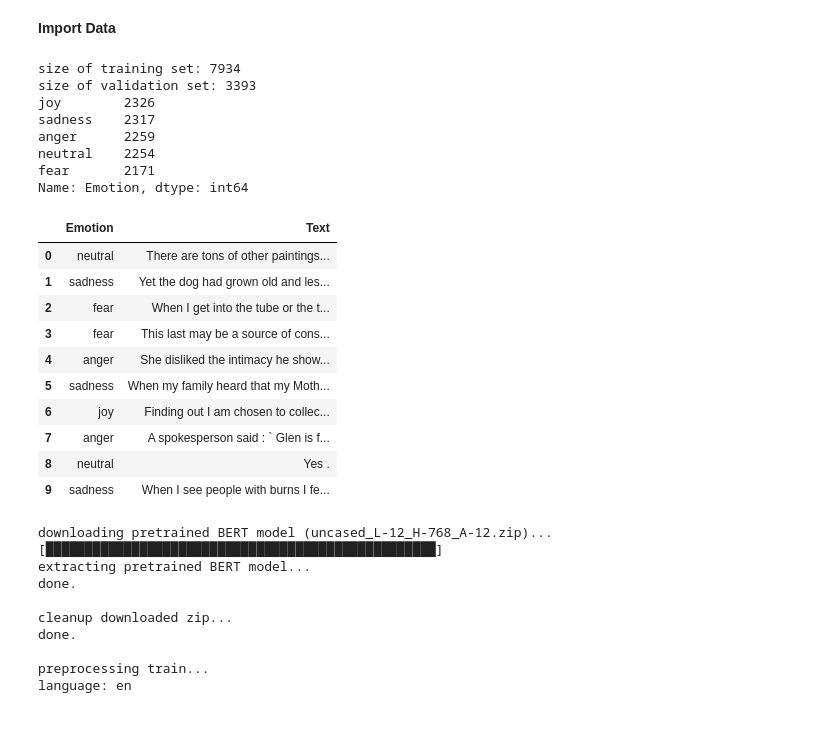
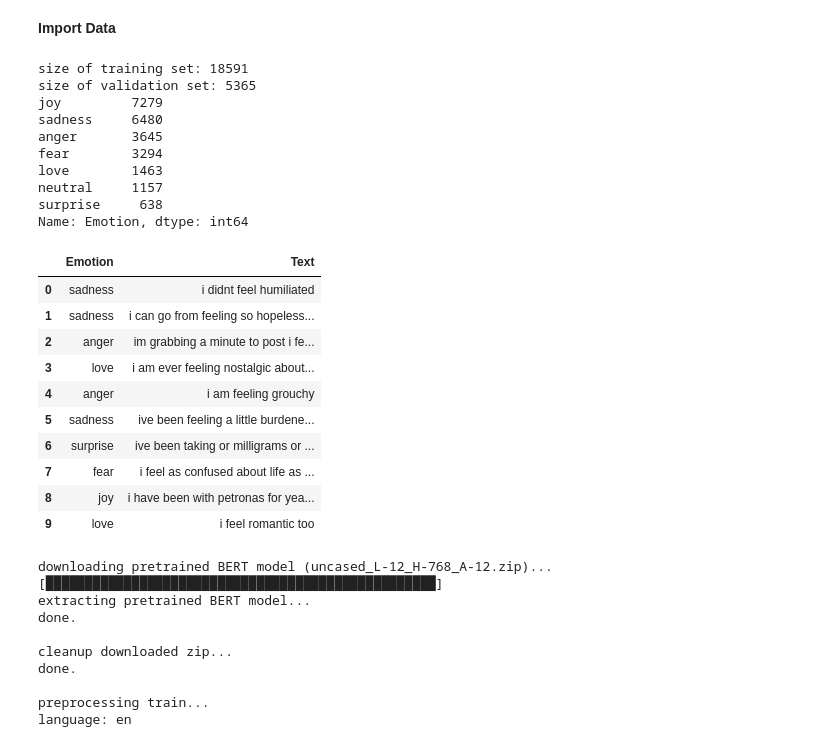
Before and after one commit to dineshssdn-867/Sentiment-analysis-of-youtubers, a Jupyter notebook: MAIN_NLP.ipynb, the cells around one changed output. Saved outputs shown, nothing was run; the diff lists cells and outputs as text; code cells hidden in the pictures.

```diff
--- a/MAIN_NLP.ipynb
+++ b/MAIN_NLP.ipynb
@@ -141,40 +141,42 @@ from ktrain import text
 # %%
 data_train = pd.read_csv('/content/drive/MyDrive/data/data_train.csv', encoding='utf-8') # fetching data to train the model
 data_test = pd.read_csv('/content/drive/MyDrive/data/data_test.csv', encoding='utf-8') # fetching data to test the model
 
 X_train = data_train.Text.tolist() # data of text to list
 X_test = data_test.Text.tolist() # data of text to list
 
 y_train = data_train.Emotion.tolist() # data of emotion to list
 y_test = data_test.Emotion.tolist() # data of emotion to list
 
 data = data_train.append(data_test, ignore_index=True) # merging both the test data and train data, so that we can get the real count of emotion related words
 
 
-class_names = ['joy', 'sadness', 'fear', 'anger', 'neutral']
+class_names = ['joy', 'sadness', 'fear', 'anger', 'neutral', 'love', 'suprise']
 
 print('size of training set: %s' % (len(data_train['Text'])))
 print('size of validation set: %s' % (len(data_test['Text'])))
 print(data.Emotion.value_counts()) # calculating emotion related words
 
 data.head(10) # Dataframe with top 10 rows
 # %% [output]
-size of training set: 7934
-size of validation set: 3393
-joy        2326
-sadness    2317
-anger      2259
-neutral    2254
-fear       2171
+size of training set: 18591
+size of validation set: 5365
+joy         7279
+sadness     6480
+anger       3645
+fear        3294
+love        1463
+neutral     1157
+surprise     638
 Name: Emotion, dtype: int64
 |  | Emotion | Text |
-| 0 | neutral | There are tons of other paintings... |
-| 1 | sadness | Yet the dog had grown old and les... |
-| 2 | fear | When I get into the tube or the t... |
-| 3 | fear | This last may be a source of cons... |
-| 4 | anger | She disliked the intimacy he show... |
-| 5 | sadness | When my family heard that my Moth... |
-| 6 | joy | Finding out I am chosen to collec... |
-| 7 | anger | A spokesperson said : ` Glen is f... |
-| 8 | neutral | Yes . |
-| 9 | sadness | When I see people with burns I fe... |
+| 0 | sadness | i didnt feel humiliated |
+| 1 | sadness | i can go from feeling so hopeless... |
+| 2 | anger | im grabbing a minute to post i fe... |
+| 3 | love | i am ever feeling nostalgic about... |
+| 4 | anger | i am feeling grouchy |
+| 5 | sadness | ive been feeling a little burdene... |
+| 6 | surprise | ive been taking or milligrams or ... |
+| 7 | fear | i feel as confused about life as ... |
+| 8 | joy | i have been with petronas for yea... |
+| 9 | love | i feel romantic too |
```
Also changed, not shown: parts of 7 cells of this notebook.
